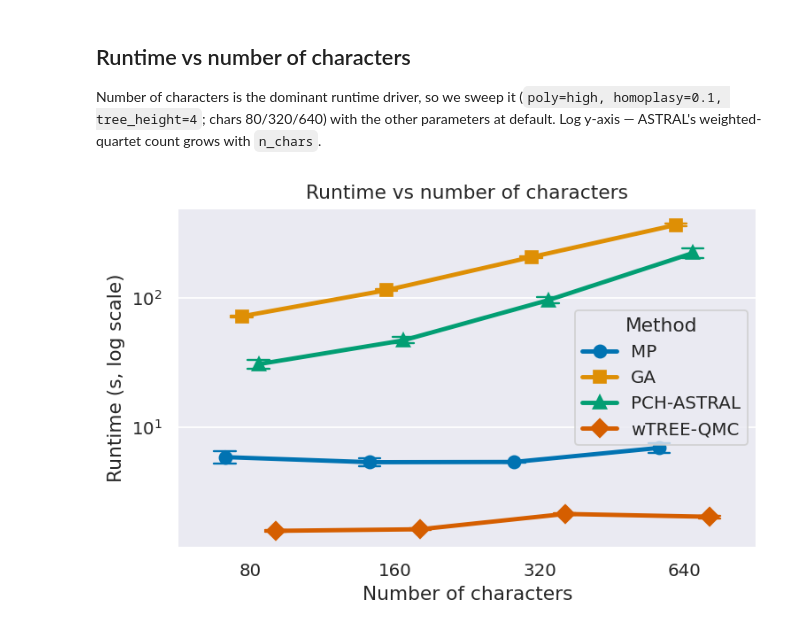
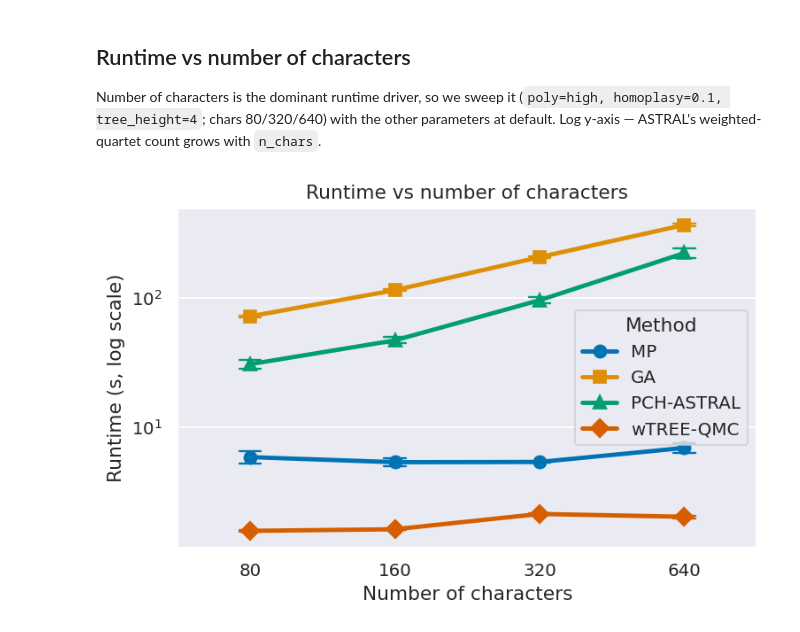
Before and after one commit to xSeanliux/PCH-ASTRAL, a Jupyter notebook: scripts/pynb/model_condition_sweep.ipynb, the cells around one changed output. Drawn from its saved outputs; the diff is of its cells as text; code cells hidden in the pictures.

```diff
--- a/scripts/pynb/model_condition_sweep.ipynb
+++ b/scripts/pynb/model_condition_sweep.ipynb
@@ -148,20 +148,20 @@ parameters at default. Log y-axis — ASTRAL's weighted-quartet count grows with
 # %%
 sub = sweep("character_count")
 order = order_for("character_count", sub)
 fig, ax = plt.subplots(figsize=(6, 4))
 sns.pointplot(
     data=sub, x="character_count", y="runtime_seconds", hue="Method",
     order=order, hue_order=METHOD_ORDER, palette=PALETTE,
     errorbar="se", capsize=0.15, err_kws={"linewidth": 1.3},
-    dodge=0.35, linestyle="-", markers=MARKERS, ax=ax,
+    dodge=False, linestyle="-", markers=MARKERS, ax=ax,
 )
 ax.set_yscale("log")
 ax.set_xlabel("Number of characters")
 ax.set_ylabel("Runtime (s, log scale)")
 ax.set_title("Runtime vs number of characters")
 ax.legend(title="Method")
 fig.tight_layout()
 fig.savefig(FIGS / "runtime_by_character_count.png", bbox_inches="tight")
 plt.show()
 # %% [output]
-[figure, old version]
+[figure, new version]
```
Also changed, not shown: parts of 5 cells of this notebook, 5 other files.
